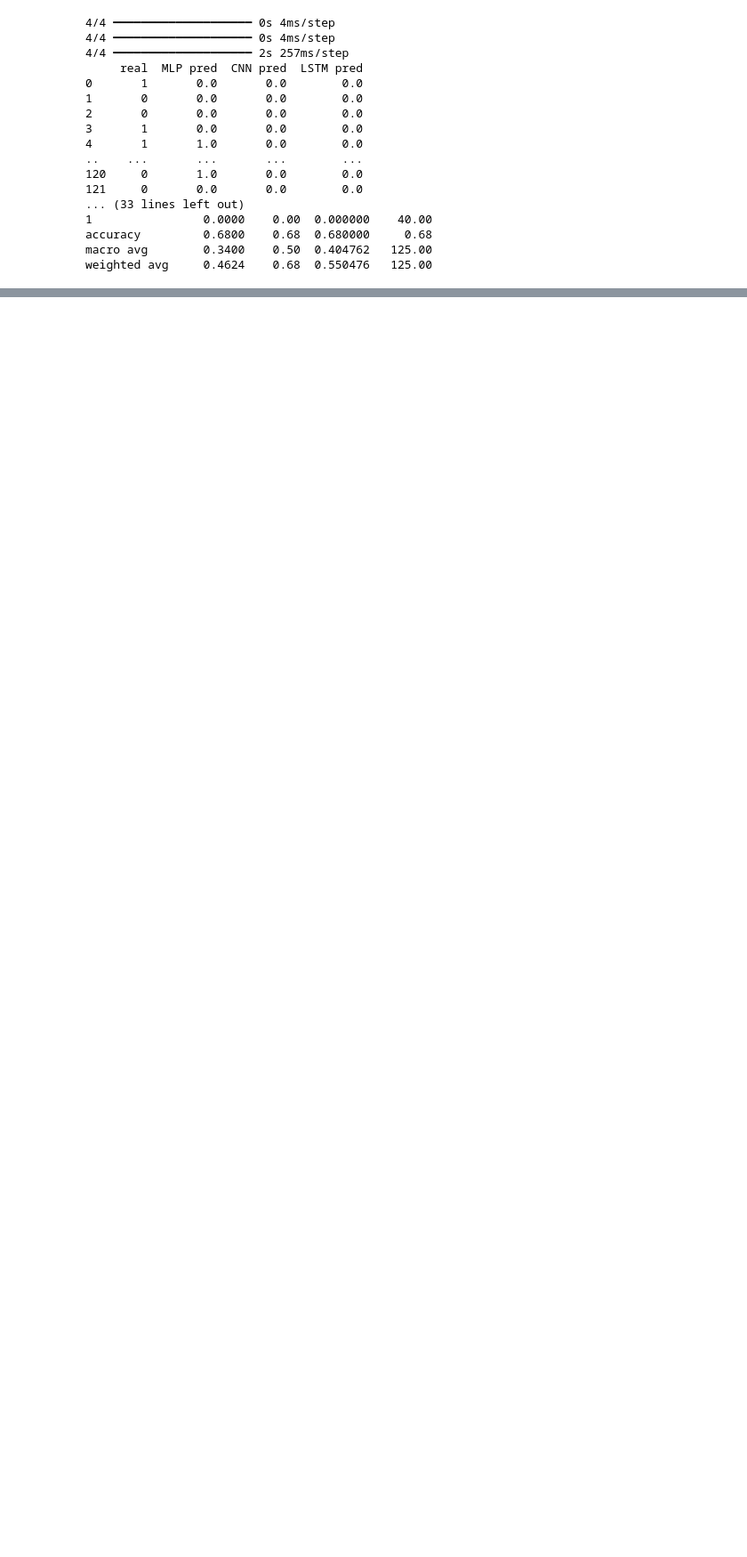
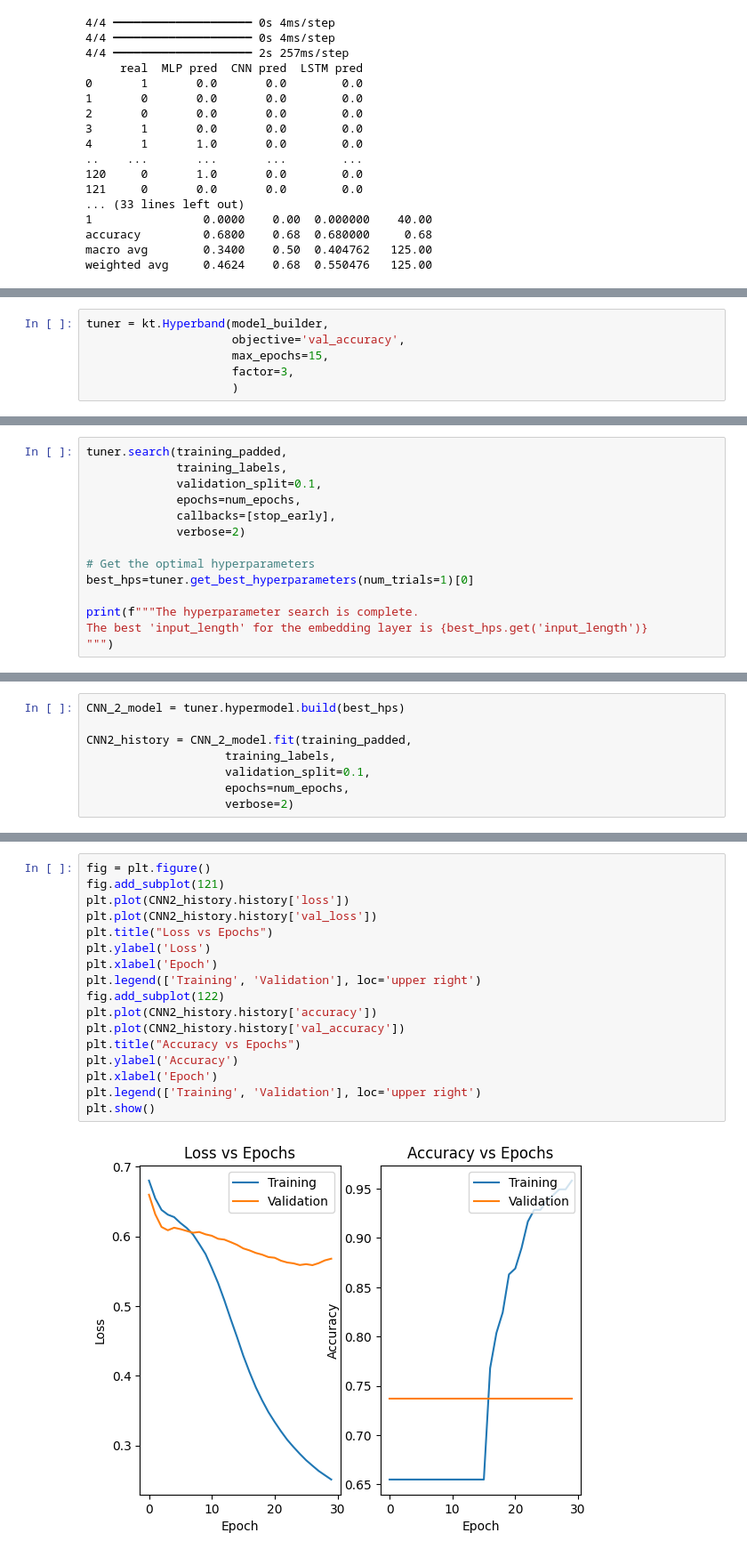
Before and after one commit to EfrenFloresPorras/NaturalLanguageProcessing, a Jupyter notebook: com814_sent_compareNN.ipynb, the cells around one changed output, grey strips where cells are left out. Shown at 89% size. Drawn from its saved outputs; the diff is of its cells as text; blank space fills up the shorter version.

```diff
--- a/com814_sent_compareNN.ipynb
+++ b/com814_sent_compareNN.ipynb
@@ -378,0 +440,6 @@ weighted avg     0.4624    0.68  0.550476   125.00
+# %%
+tuner = kt.Hyperband(model_builder,
+                     objective='val_accuracy',
+                     max_epochs=15,
+                     factor=3,
+                     )
@@ -378,0 +450,14 @@ weighted avg     0.4624    0.68  0.550476   125.00
+# %%
+tuner.search(training_padded,
+             training_labels,
+             validation_split=0.1,
+             epochs=num_epochs,
+             callbacks=[stop_early],
+             verbose=2)
+
+# Get the optimal hyperparameters
+best_hps=tuner.get_best_hyperparameters(num_trials=1)[0]
+
+print(f"""The hyperparameter search is complete.
+The best 'input_length' for the embedding layer is {best_hps.get('input_length')}
+""")
@@ -378,0 +472,8 @@ weighted avg     0.4624    0.68  0.550476   125.00
+# %%
+CNN_2_model = tuner.hypermodel.build(best_hps)
+
+CNN2_history = CNN_2_model.fit(training_padded,
+                    training_labels,
+                    validation_split=0.1,
+                    epochs=num_epochs,
+                    verbose=2)
@@ -378,0 +498,19 @@ weighted avg     0.4624    0.68  0.550476   125.00
+# %%
+fig = plt.figure()
+fig.add_subplot(121)
+plt.plot(CNN2_history.history['loss'])
+plt.plot(CNN2_history.history['val_loss'])
+plt.title("Loss vs Epochs")
+plt.ylabel('Loss')
+plt.xlabel('Epoch')
+plt.legend(['Training', 'Validation'], loc='upper right')
+fig.add_subplot(122)
+plt.plot(CNN2_history.history['accuracy'])
+plt.plot(CNN2_history.history['val_accuracy'])
+plt.title("Accuracy vs Epochs")
+plt.ylabel('Accuracy')
+plt.xlabel('Epoch')
+plt.legend(['Training', 'Validation'], loc='upper right')
+plt.show()
+# %% [output]
+[figure, added]
```
Also changed, not shown: parts of 19 cells of this notebook, 3 other files.
